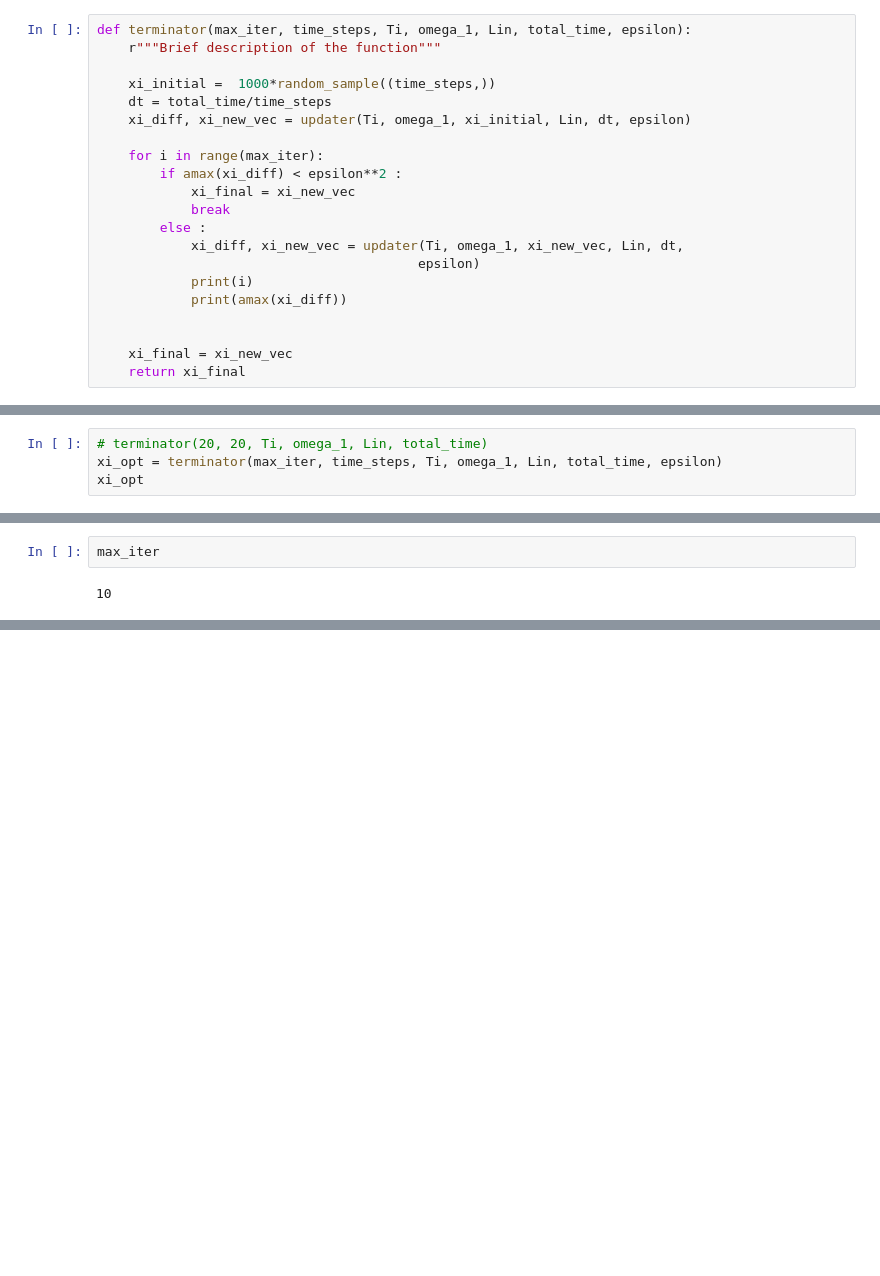
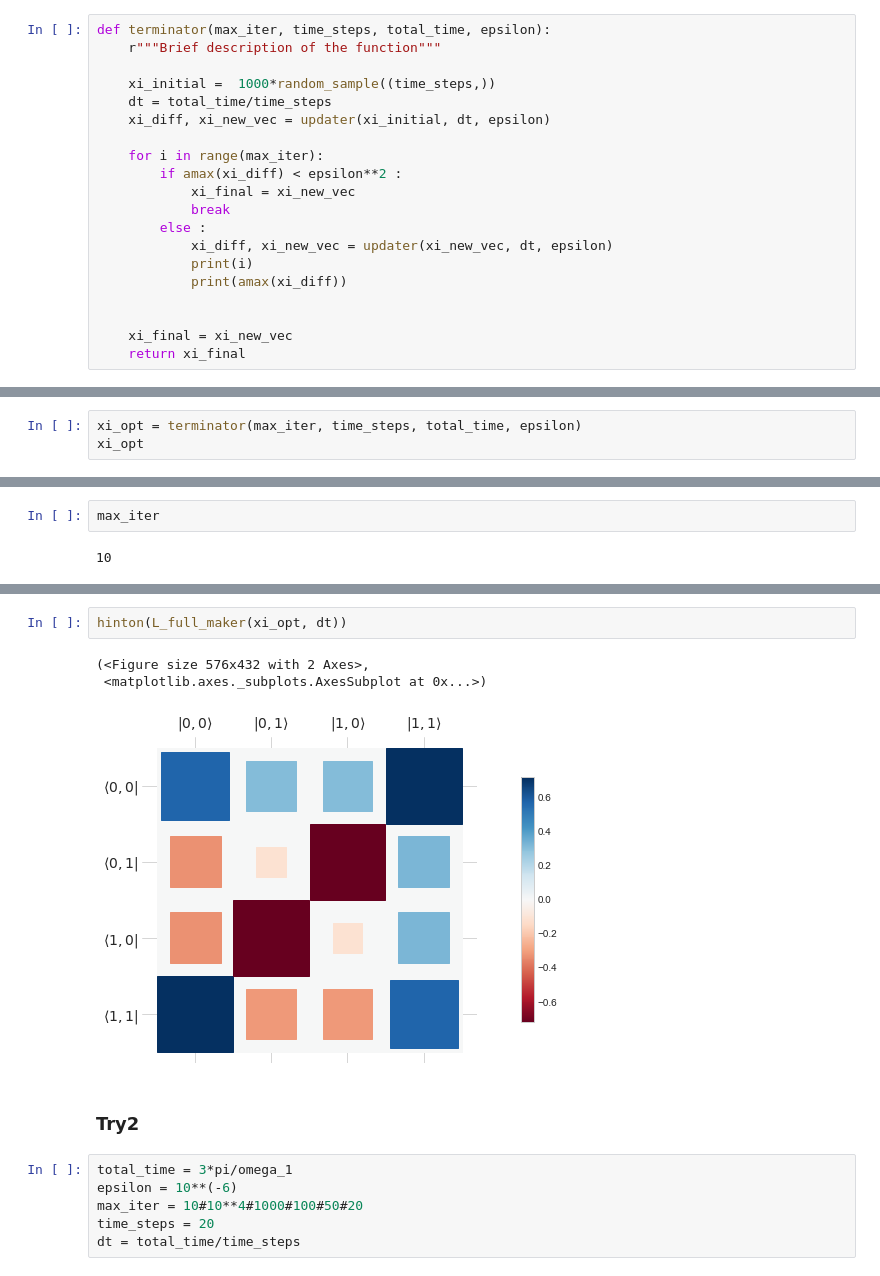
Before and after one commit to TejasAvinashShetty/openq_grape, a Jupyter notebook: minimal_footprint.ipynb, the cells around one changed output, grey strips where cells are left out. Saved outputs shown, nothing was run; the diff lists cells and outputs as text; blank space fills up the shorter version.

```diff
--- a/minimal_footprint.ipynb
+++ b/minimal_footprint.ipynb
@@ -388,20 +392,19 @@ updater(xi_vec_test, 0.001, 0.001)
 # %% [output]
 (array([-0.008+0.j, -0.008+0.j]), array([0.992+0.j, 1.992+0.j]))
 # %%
-def terminator(max_iter, time_steps, Ti, omega_1, Lin, total_time, epsilon):
+def terminator(max_iter, time_steps, total_time, epsilon):
     r"""Brief description of the function"""
 
     xi_initial =  1000*random_sample((time_steps,))
     dt = total_time/time_steps
-    xi_diff, xi_new_vec = updater(Ti, omega_1, xi_initial, Lin, dt, epsilon)
+    xi_diff, xi_new_vec = updater(xi_initial, dt, epsilon)
 
     for i in range(max_iter):
         if amax(xi_diff) < epsilon**2 :
             xi_final = xi_new_vec
             break
         else :
-            xi_diff, xi_new_vec = updater(Ti, omega_1, xi_new_vec, Lin, dt,
-                                         epsilon)
+            xi_diff, xi_new_vec = updater(xi_new_vec, dt, epsilon)
             print(i)
             print(amax(xi_diff))
 
@@ -422,5 +424,4 @@ Ti = sigmax() # Target unitary
 # %%
-# terminator(20, 20, Ti, omega_1, Lin, total_time)
-xi_opt = terminator(max_iter, time_steps, Ti, omega_1, Lin, total_time, epsilon)
+xi_opt = terminator(max_iter, time_steps, total_time, epsilon)
 xi_opt
 # %% [output]
@@ -510,0 +451,14 @@ amax(new_array)
+# %%
+hinton(L_full_maker(xi_opt, dt))
+# %% [output]
+(<Figure size 576x432 with 2 Axes>,
+ <matplotlib.axes._subplots.AxesSubplot at 0x...>)
+[figure, added]
+# %% [markdown]
+### Try2
+# %%
+total_time = 3*pi/omega_1
+epsilon = 10**(-6)
+max_iter = 10#10**4#1000#100#50#20
+time_steps = 20
+dt = total_time/time_steps
```
Also changed, not shown: parts of 114 cells of this notebook.
